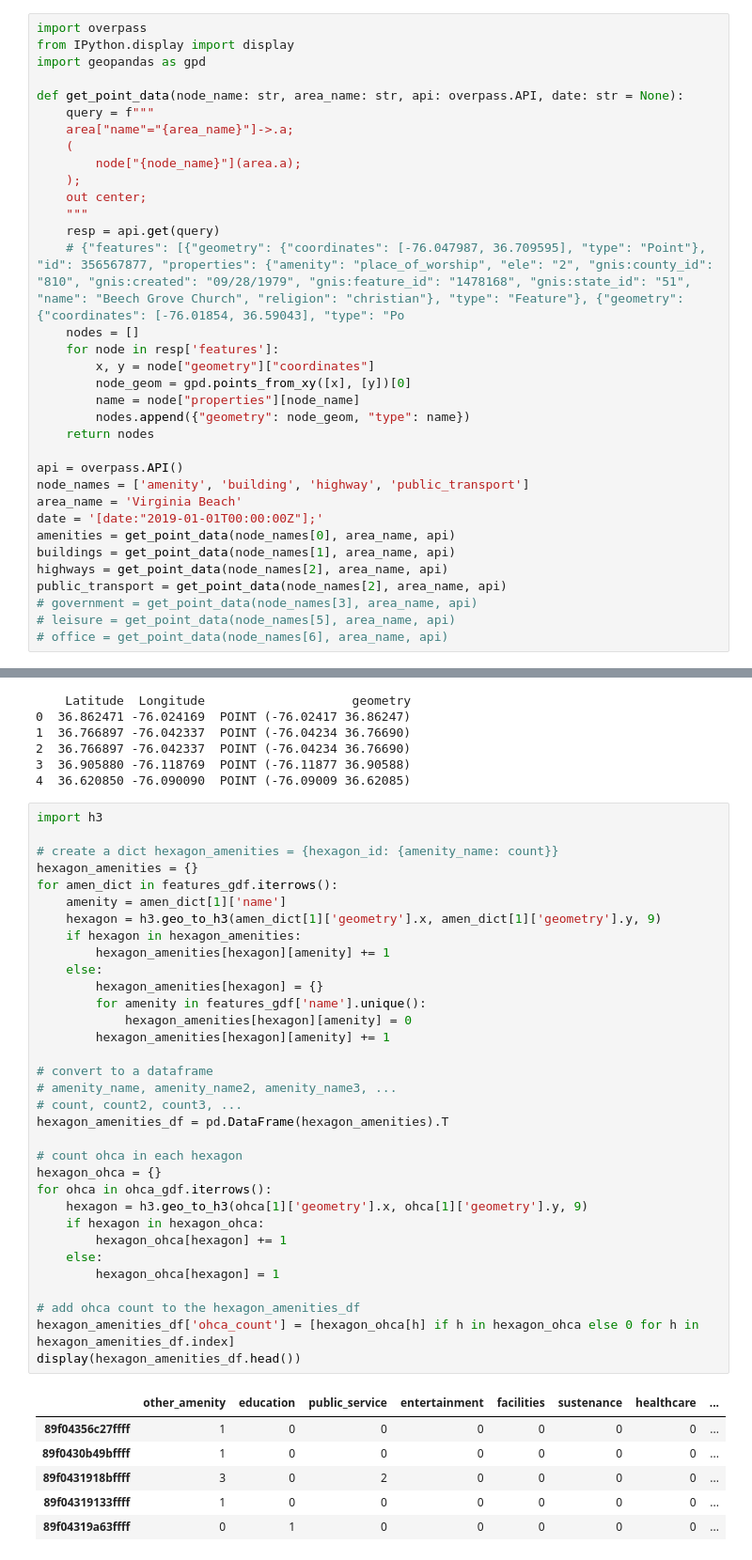
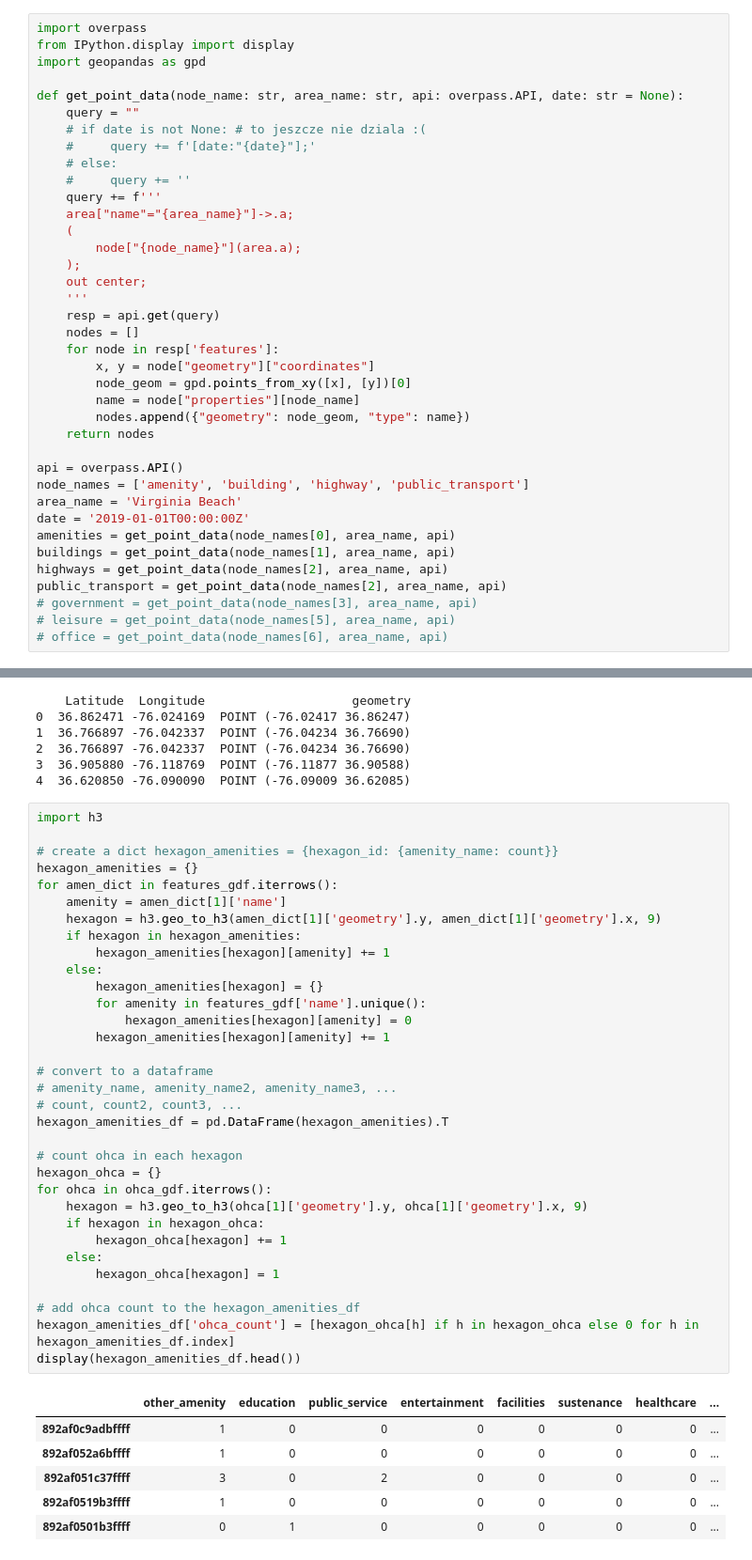
Before and after one commit to radekaadek/my_aed, a Jupyter notebook: ammenities.ipynb, the cells around one changed output, grey strips where cells are left out. Shown at 94% size. Saved outputs shown, nothing was run; the diff lists cells and outputs as text.

```diff
--- a/ammenities.ipynb
+++ b/ammenities.ipynb
@@ -4,15 +4,19 @@ from IPython.display import display
 import geopandas as gpd
 
 def get_point_data(node_name: str, area_name: str, api: overpass.API, date: str = None):
-    query = f"""
+    query = ""
+    # if date is not None: # to jeszcze nie dziala :(
+    #     query += f'[date:"{date}"];'
+    # else:
+    #     query += ''
+    query += f'''
     area["name"="{area_name}"]->.a;
     (
         node["{node_name}"](area.a);
     );
     out center;
-    """
+    '''
     resp = api.get(query)
-    # {"features": [{"geometry": {"coordinates": [-76.047987, 36.709595], "type": "Point"}, "id": 356567877, "properties": {"amenity": "place_of_worship", "ele": "2", "gnis:county_id": "810", "gnis:created": "09/28/1979", "gnis:feature_id": "1478168", "gnis:state_id": "51", "name": "Beech Grove Church", "religion": "christian"}, "type": "Feature"}, {"geometry": {"coordinates": [-76.01854, 36.59043], "type": "Po
     nodes = []
     for node in resp['features']:
         x, y = node["geometry"]["coordinates"]
@@ -24,7 +28,7 @@ def get_point_data(node_name: str, area_name: str, api: overpass.API, date: str
 api = overpass.API()
 node_names = ['amenity', 'building', 'highway', 'public_transport']
 area_name = 'Virginia Beach'
-date = '[date:"2019-01-01T00:00:00Z"];'
+date = '2019-01-01T00:00:00Z'
 amenities = get_point_data(node_names[0], area_name, api)
 buildings = get_point_data(node_names[1], area_name, api)
 highways = get_point_data(node_names[2], area_name, api)
@@ -141,40 +145,40 @@ import h3
 # create a dict hexagon_amenities = {hexagon_id: {amenity_name: count}}
 hexagon_amenities = {}
 for amen_dict in features_gdf.iterrows():
     amenity = amen_dict[1]['name']
-    hexagon = h3.geo_to_h3(amen_dict[1]['geometry'].x, amen_dict[1]['geometry'].y, 9)
+    hexagon = h3.geo_to_h3(amen_dict[1]['geometry'].y, amen_dict[1]['geometry'].x, 9)
     if hexagon in hexagon_amenities:
         hexagon_amenities[hexagon][amenity] += 1
     else:
         hexagon_amenities[hexagon] = {}
         for amenity in features_gdf['name'].unique():
             hexagon_amenities[hexagon][amenity] = 0
         hexagon_amenities[hexagon][amenity] += 1
 
 # convert to a dataframe
 # amenity_name, amenity_name2, amenity_name3, ...
 # count, count2, count3, ...
 hexagon_amenities_df = pd.DataFrame(hexagon_amenities).T
 
 # count ohca in each hexagon
 hexagon_ohca = {}
 for ohca in ohca_gdf.iterrows():
-    hexagon = h3.geo_to_h3(ohca[1]['geometry'].x, ohca[1]['geometry'].y, 9)
+    hexagon = h3.geo_to_h3(ohca[1]['geometry'].y, ohca[1]['geometry'].x, 9)
     if hexagon in hexagon_ohca:
         hexagon_ohca[hexagon] += 1
     else:
         hexagon_ohca[hexagon] = 1
 
 # add ohca count to the hexagon_amenities_df
 hexagon_amenities_df['ohca_count'] = [hexagon_ohca[h] if h in hexagon_ohca else 0 for h in hexagon_amenities_df.index]
 display(hexagon_amenities_df.head())
 # %% [output]
 |  | other_amenity | education | public_service | entertainment | facilities | sustenance | healthcare | ... |
-| 89f04356c27ffff | 1 | 0 | 0 | 0 | 0 | 0 | 0 | ... |
-| 89f0430b49bffff | 1 | 0 | 0 | 0 | 0 | 0 | 0 | ... |
-| 89f0431918bffff | 3 | 0 | 2 | 0 | 0 | 0 | 0 | ... |
-| 89f04319133ffff | 1 | 0 | 0 | 0 | 0 | 0 | 0 | ... |
-| 89f04319a63ffff | 0 | 1 | 0 | 0 | 0 | 0 | 0 | ... |
+| 892af0c9adbffff | 1 | 0 | 0 | 0 | 0 | 0 | 0 | ... |
+| 892af052a6bffff | 1 | 0 | 0 | 0 | 0 | 0 | 0 | ... |
+| 892af051c37ffff | 3 | 0 | 2 | 0 | 0 | 0 | 0 | ... |
+| 892af0519b3ffff | 1 | 0 | 0 | 0 | 0 | 0 | 0 | ... |
+| 892af0501b3ffff | 0 | 1 | 0 | 0 | 0 | 0 | 0 | ... |
 5 rows × 21 columns
 # %%
 # # add neighbour hexagon counts to the hexagon_amenities_df
```
Also changed, not shown: parts of 4 cells of this notebook.
